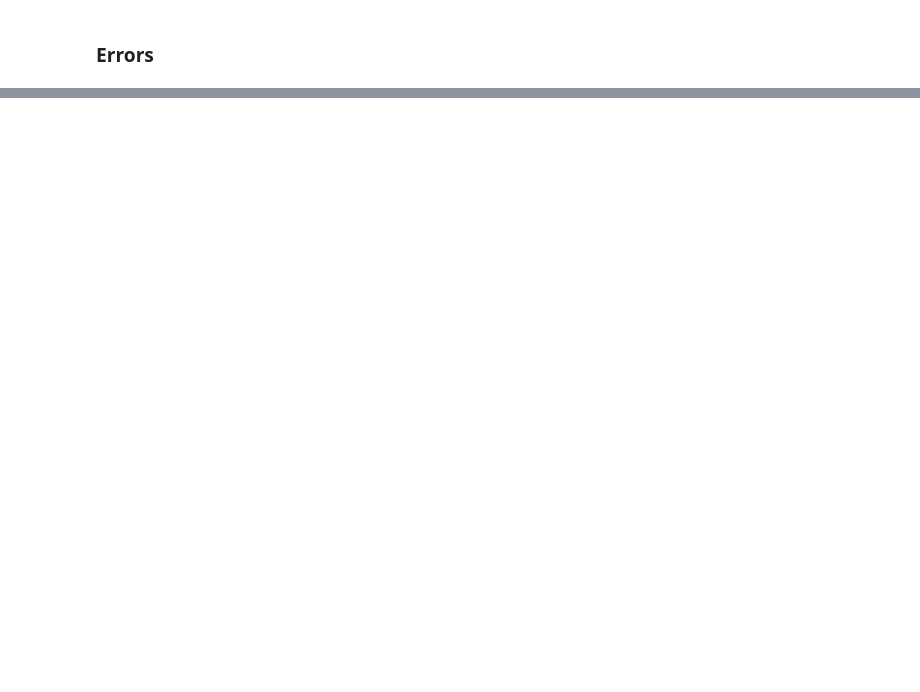
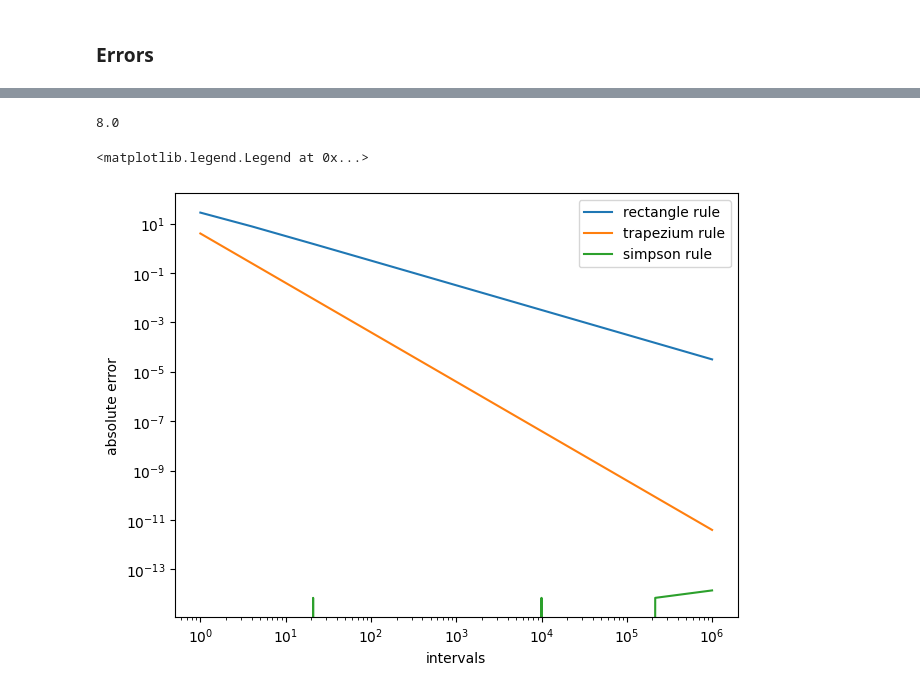
Before and after one commit to Tom20200112/comp_physics, a Jupyter notebook: Numerical Calculus/numerical_calculus.ipynb, the cells around one changed output, grey strips where cells are left out. Cells and saved outputs as stored; diff of their text form; code cells hidden in the pictures; blank space fills up the shorter version.

```diff
--- a/Numerical Calculus/numerical_calculus.ipynb
+++ b/Numerical Calculus/numerical_calculus.ipynb
@@ -115,0 +234,32 @@ def first_complex_difference(f: Callable[[complex], complex], x: float, h: float
+# %%
+integrate(f = lambda y: 4, a=1.0, b=3.0, intervals=10, method='rectangle')
+# %% [output]
+8.0
+# %%
+fig, ax = plt.subplots(1, 1, constrained_layout=True)
+
+intervals = np.logspace(0, 6, 10).astype(int)
+
+
+methods = (
+    "rectangle",
+    "trapezium",
+    "simpson",
+)
+
+for method in methods:
+    integrals = np.array([
+        integrate(f = lambda y: 3*y**2+4*y+4, a=1.0, b=3.0, intervals=n, method=method)
+        for n in intervals
+    ])
+    errors = abs(50.0 - integrals)
+    ax.plot(intervals, errors, label=f'{method} rule')
+
+ax.set_xscale("log")
+ax.set_yscale("log")
+ax.set_xlabel("intervals")
+ax.set_ylabel("absolute error")
+ax.legend()
+# %% [output]
+<matplotlib.legend.Legend at 0x...>
+[figure, added]
```
Also changed, not shown: parts of 10 cells of this notebook, 13 other files.
